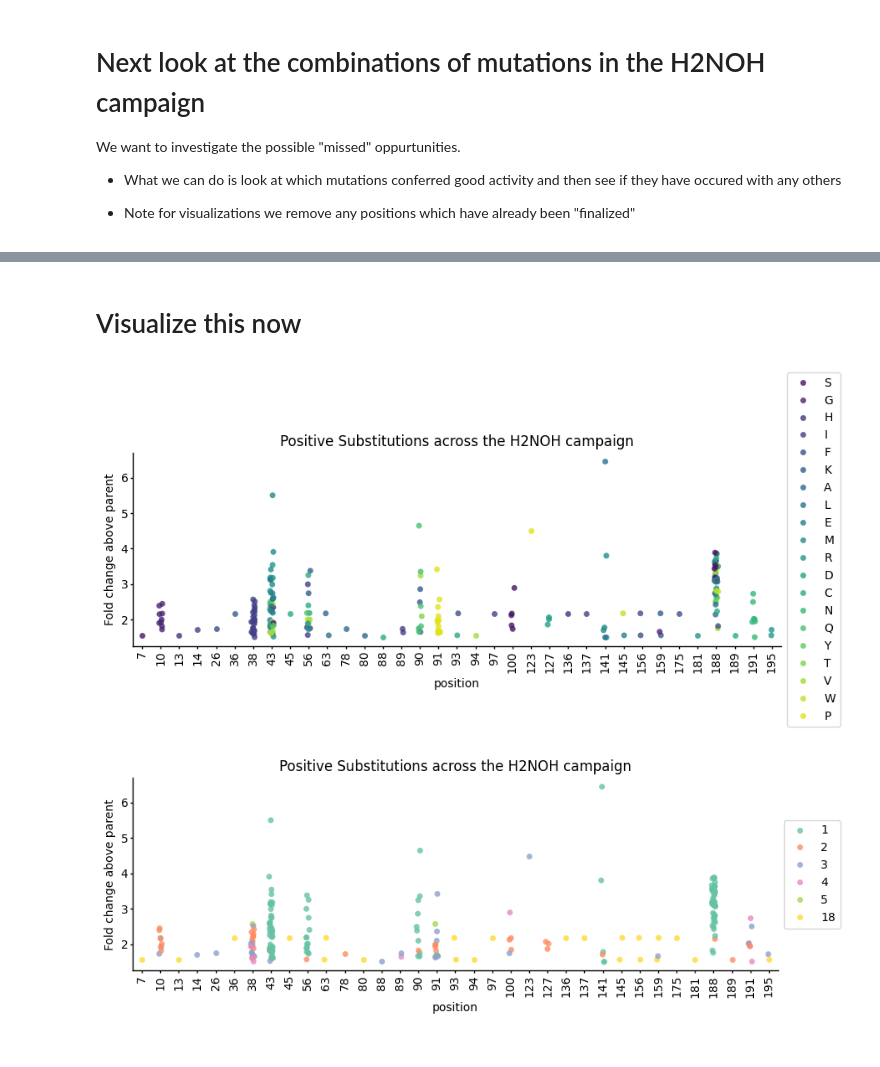
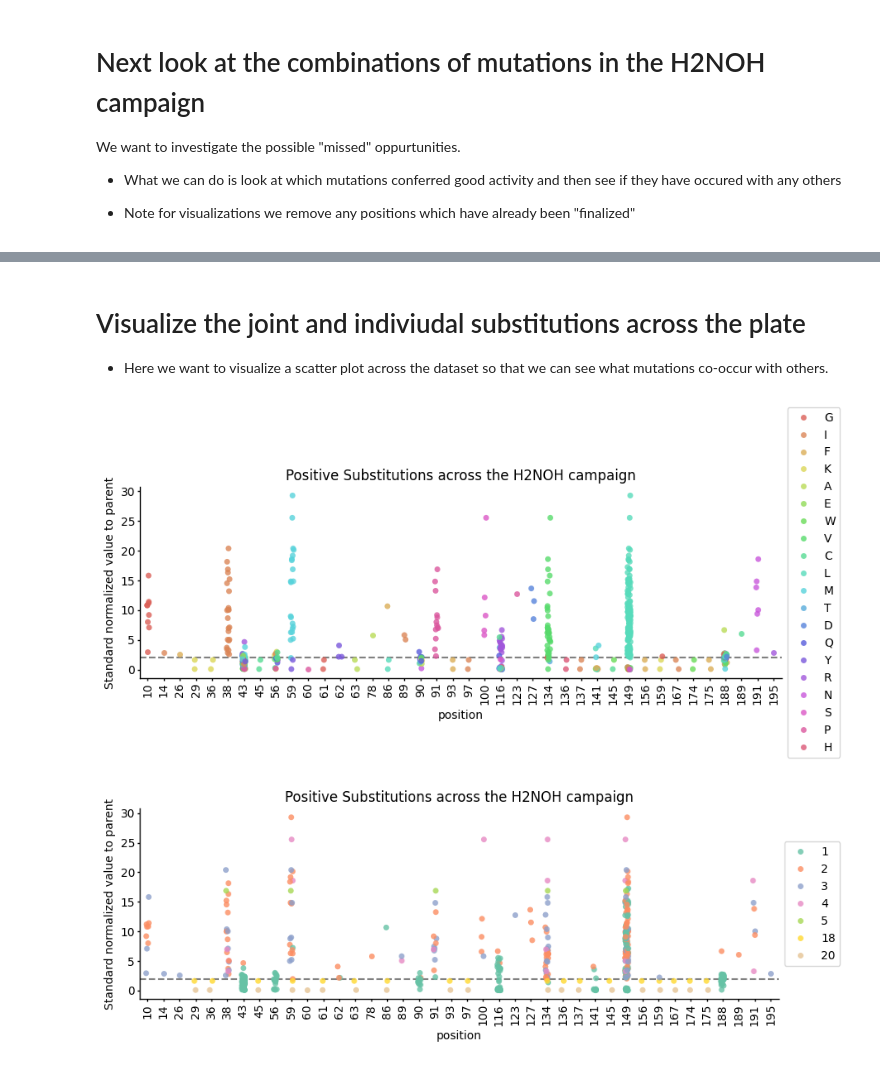
Before and after one commit to ArianeMora/beta_aminoacids, a Jupyter notebook: LevSeq_Results_Vis.ipynb, the cells around one changed output, grey strips where cells are left out. Drawn from its saved outputs; the diff is of its cells as text; code cells hidden in the pictures.

```diff
--- a/LevSeq_Results_Vis.ipynb
+++ b/LevSeq_Results_Vis.ipynb
@@ -305,6 +313,9 @@ We want to investigate the possible "missed" oppurtunities.
 - What we can do is look at which mutations conferred good activity and then see if they have occured with any others
 
 - Note for visualizations we remove any positions which have already been "finalized"
+# %%
+# Filter to only h2noh
+positive_df = positive_df[positive_df['campaign_name'].isin(h2noh_camp)]
 # %%
 positive_df['amino_acid_substitutions'].value_counts()
 # %% [output]
@@ -355,13 +357,0 @@ Name: count, dtype: int64
-# %%
-# Now let's remove any which don't have at least one novel substitution
-# i.e. it only has substitutions from the final
-novel_positions = []
-for pos in positive_df['amino_acid_substitutions']:
-    novel = False
-    for p in pos.split('_'):
-        if int(p[1:-1]) not in h2noh_substitutions:
-            novel = True
-    novel_positions.append(novel)
-positive_df['novel_position'] = novel_positions
-novel_positive_df = positive_df[positive_df['novel_position'] == True]
-novel_positive_df
@@ -423,0 +364,14 @@ Name: count, dtype: int64
+# %%
+mutli_subs_dedup = mutli_subs.drop_duplicates(subset=['aa_sequence'])
+mutli_subs_dedup['name'] = [f'{campaign_name.replace("_", "-")}_{v}' for campaign_name, v in mutli_subs_dedup[['campaign_name', 'amino_acid_substitutions']].values]
+h2noh_substitutions_full = get_hamming(lineage_df, 'H2NOH_G0', 'H2NOH_G7')
+
+# Step 1: Write initial FASTA
+fasta_path = f'{output_dir}h2noh_multisubs_raw.fa'
+with open(fasta_path, 'w') as fout:
+    fout.write(f'>H2NOH-G7_{"_".join(h2noh_substitutions_full)}\n{final_variant}\n')
+    for name, aa_seq in mutli_subs_dedup[['name', 'aa_sequence']].values:
+        # if len(name.split('_')) > 5:
+        #     name = '_'.join(name.split('_')[:4]) + '...'
+        aa_seq = aa_seq.replace('*', '')
+        fout.write(f'>{name}\n{aa_seq}\n')
@@ -424,9 +533,11 @@ Name: count, dtype: int64
 # %% [markdown]
-# Visualize this now
+# Visualize the joint and indiviudal substitutions across the plate
+
+- Here we want to visualize a scatter plot across the dataset so that we can see what mutations co-occur with others.
 # %%
-df = novel_positive_df[novel_positive_df['campaign_name'].isin(h2noh_camp)]
+df = positive_df[positive_df['campaign_name'].isin(h2noh_camp)]
 rows = []
-for pos, value in df[['amino_acid_substitutions', 'Area fold change']].values:
+for pos, value in df[['amino_acid_substitutions', 'Area plate standard norm']].values:
     positions = pos.split('_')
     for i in positions:
         rows.append([pos, int(i[1:-1]), i[-1], float(value), len(pos.split('_'))])
@@ -435,28 +546,31 @@ vis_df = vis_df.sort_values(by='position')
 # %%
 h2noh_positions = [int(x[:-1]) for x in h2noh_substitutions]
 # %%
-vis_df = vis_df[~vis_df['position'].isin(h2noh_positions)]
 positive_positions = set(vis_df['position'].values)
 vis_df['position'] = [str(int(p)) for p in vis_df['position'].values]
 plt.figure(figsize=(10, 3))
-ax = sns.stripplot(vis_df, x='position', y='value', hue='aa', palette='viridis', alpha=0.8)
+ax = sns.stripplot(vis_df, x='position', y='value', hue='aa', palette='hls', alpha=0.8)
 clean_plt(ax)
-plt.ylabel('Fold change above parent')
+plt.axhline(y=2, color='grey', linestyle='--')
+plt.ylabel('Standard normalized value to parent')
 ax.legend(loc='center left', bbox_to_anchor=(1, 0.5))
 plt.title('Positive Substitutions across the H2NOH campaign')
 plt.savefig(f'{fig_dir}stripplot_Positive Substitutions across the H2NOH campaign'.replace(' ', '_') + '.png', dpi=300, bbox_inches='tight')
+plt.savefig(f'{fig_dir}stripplot_Positive Substitutions across the H2NOH campaign'.replace(' ', '_') + '.svg', bbox_inches='tight')
 # %% [output]
-[figure, old version]
+[figure, new version]
 # %%
 plt.figure(figsize=(10, 3))
 ax = sns.stripplot(vis_df, x='position', y='value', hue='# substiutions', alpha=0.8, palette='Set2')
 clean_plt(ax)
 ax.legend(loc='center left', bbox_to_anchor=(1, 0.5))
-plt.ylabel('Fold change above parent')
+plt.axhline(y=2, color='grey', linestyle='--')
+plt.ylabel('Standard normalized value to parent')
 plt.title('Positive Substitutions across the H2NOH campaign')
 plt.savefig(f'{fig_dir}stripplot_Positive Substitutions across the H2NOH campaign - subs'.replace(' ', '_') + '.png', dpi=300, bbox_inches='tight')
+plt.savefig(f'{fig_dir}stripplot_Positive Substitutions across the H2NOH campaign - subs'.replace(' ', '_') + '.svg', dpi=300, bbox_inches='tight')
 # %% [output]
-[figure, old version]
+[figure, new version]
 # %%
 # Do the same but for the negative so we can see whether we have negative data also for these positions
 df = negative_df[negative_df['campaign_name'].isin(h2noh_camp)]
```
Also changed, not shown: parts of 34 cells of this notebook, 2 other files.
